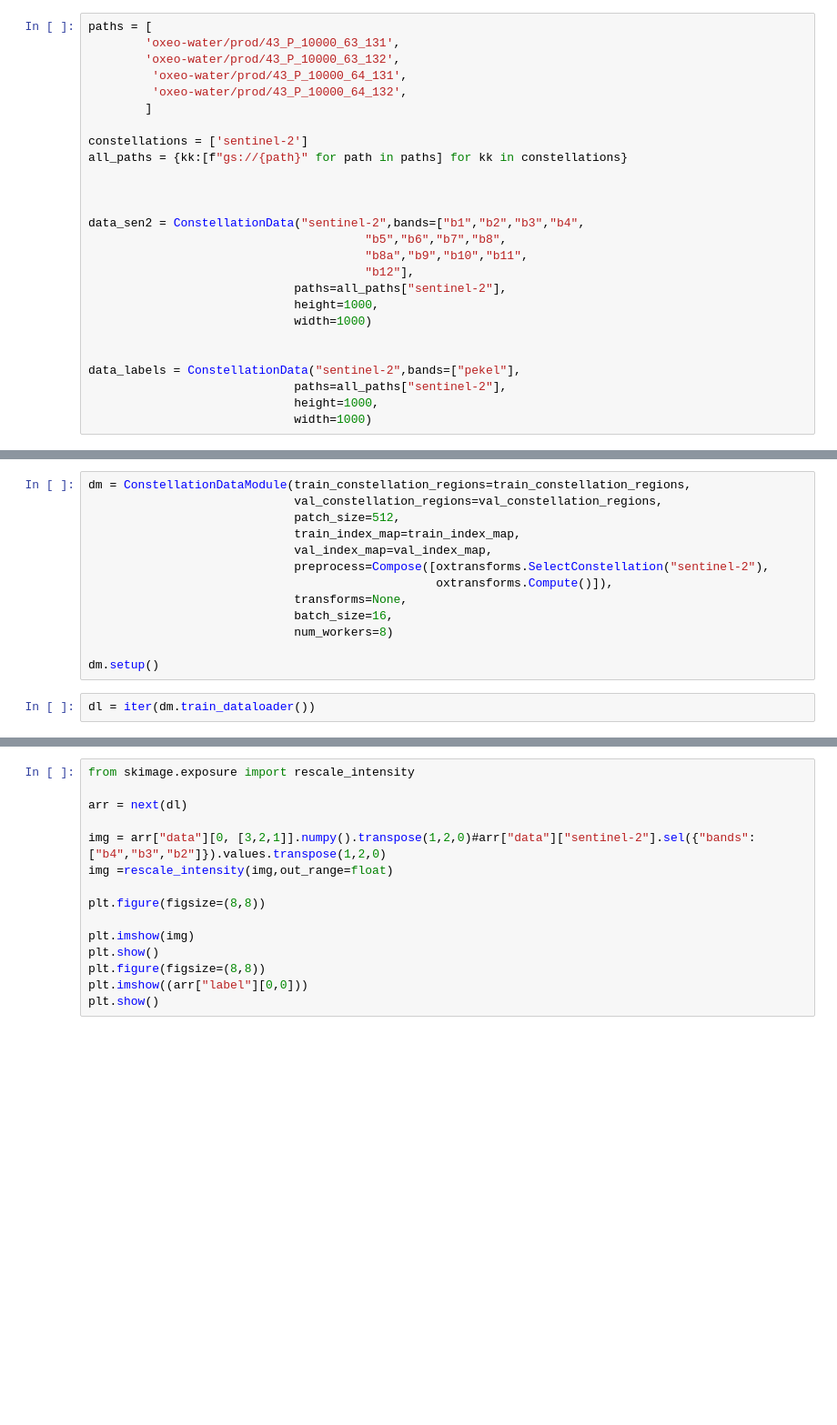
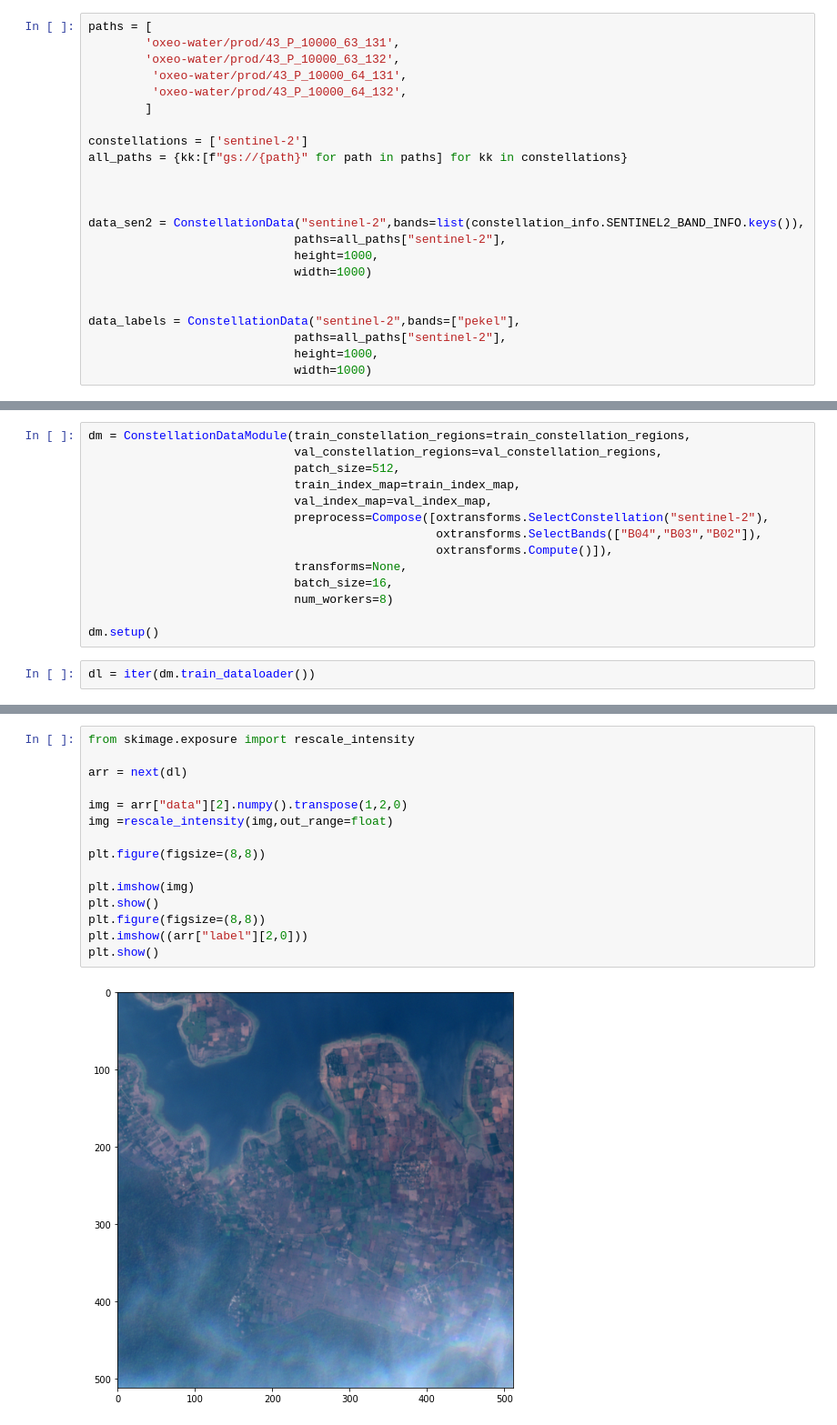
Before and after one commit to oxfordeo/oxeo-water, a Jupyter notebook: notebooks/Pytorch with Virtual Xarray Dataset.ipynb, the cells around one changed output, grey strips where cells are left out. Shown: that part at 91% size. Drawn from its saved outputs; the diff is of its cells as text; blank space fills up the shorter version.

Commit message:
Add select bandas transform

```diff
--- a/notebooks/Pytorch with Virtual Xarray Dataset.ipynb
+++ b/notebooks/Pytorch with Virtual Xarray Dataset.ipynb
@@ -24,10 +42,7 @@ all_paths = {kk:[f"gs://{path}" for path in paths] for kk in constellations}
 
 
 
-data_sen2 = ConstellationData("sentinel-2",bands=["b1","b2","b3","b4",
-                                       "b5","b6","b7","b8",
-                                       "b8a","b9","b10","b11",
-                                       "b12"],
+data_sen2 = ConstellationData("sentinel-2",bands=list(constellation_info.SENTINEL2_BAND_INFO.keys()),
                              paths=all_paths["sentinel-2"],
                              height=1000,
                              width=1000)
@@ -61,6 +76,7 @@ dm = ConstellationDataModule(train_constellation_regions=train_constellation_reg
                              train_index_map=train_index_map,
                              val_index_map=val_index_map,
                              preprocess=Compose([oxtransforms.SelectConstellation("sentinel-2"),
+                                                 oxtransforms.SelectBands(["B04","B03","B02"]),
                                                  oxtransforms.Compute()]),
                              transforms=None,
                              batch_size=16,
@@ -74,15 +88,17 @@ next(dl)["data"].shape
 # %%
 from skimage.exposure import rescale_intensity
 
 arr = next(dl)
 
-img = arr["data"][0, [3,2,1]].numpy().transpose(1,2,0)#arr["data"]["sentinel-2"].sel({"bands":["b4","b3","b2"]}).values.transpose(1,2,0)
+img = arr["data"][2].numpy().transpose(1,2,0)
 img =rescale_intensity(img,out_range=float)
 
 plt.figure(figsize=(8,8))
 
 plt.imshow(img)
 plt.show()
 plt.figure(figsize=(8,8))
-plt.imshow((arr["label"][0,0]))
+plt.imshow((arr["label"][2,0]))
 plt.show()
+# %% [output]
+[figure, added]
```
Also changed, not shown: parts of 4 cells of this notebook, 1 other file.
